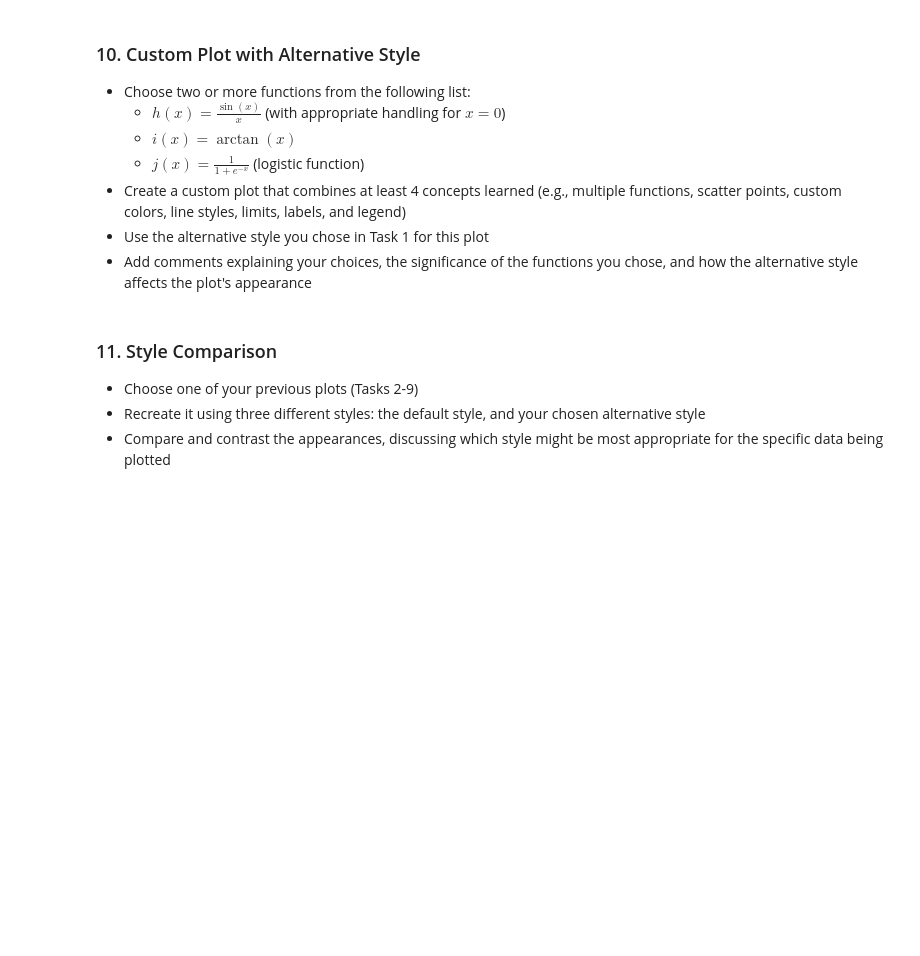
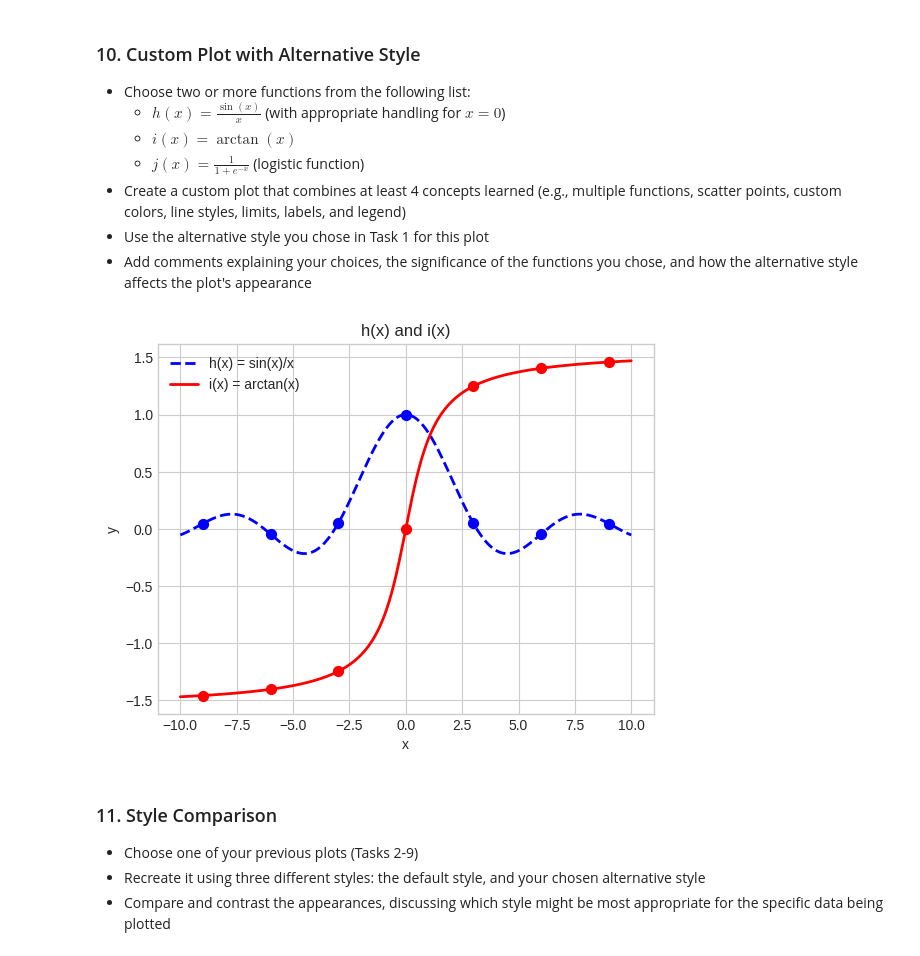
Before and after one commit to HunterTzou/DATA_110_FALL_2025, a Jupyter notebook: Tzou_Hunter_week3_assignment_fall25.ipynb, the cells around one changed output. Drawn from its saved outputs; the diff is of its cells as text; code cells hidden in the pictures; blank space fills up the shorter version.

```diff
--- a/Tzou_Hunter_week3_assignment_fall25.ipynb
+++ b/Tzou_Hunter_week3_assignment_fall25.ipynb
@@ -567,3 +565,30 @@ plt.show()
+# %%
+# Your code needs to be here
+
+x = np.linspace(-10, 10, 400)
+
+h = np.where(np.isclose(x, 0.0), 1.0, np.sin(x) / x)
+i = np.arctan(x)
+
+x_marks = np.arange(-9, 10, 3)
+h_marks = np.where(np.isclose(x_marks, 0.0), 1.0, np.sin(x_marks) / x_marks)
+i_marks = np.arctan(x_marks)
+
+plt.plot(x, h, label="h(x) = sin(x)/x", color="blue", linestyle="--", linewidth=2)
+plt.plot(x, i, label="i(x) = arctan(x)", color="red", linestyle="-", linewidth=2)
+
+plt.scatter(x_marks, h_marks, color="blue", s=50)
+plt.scatter(x_marks, i_marks, color="red", s=50)
+
+plt.xlabel("x")
+plt.ylabel("y")
+plt.title("h(x) and i(x)")
+plt.legend()
+plt.grid(True)
+
+plt.show()
+# %% [output]
+[figure, added]
 # %% [markdown]
 ### 11. Style Comparison
 
```
Also changed, not shown: parts of 3 cells of this notebook.
